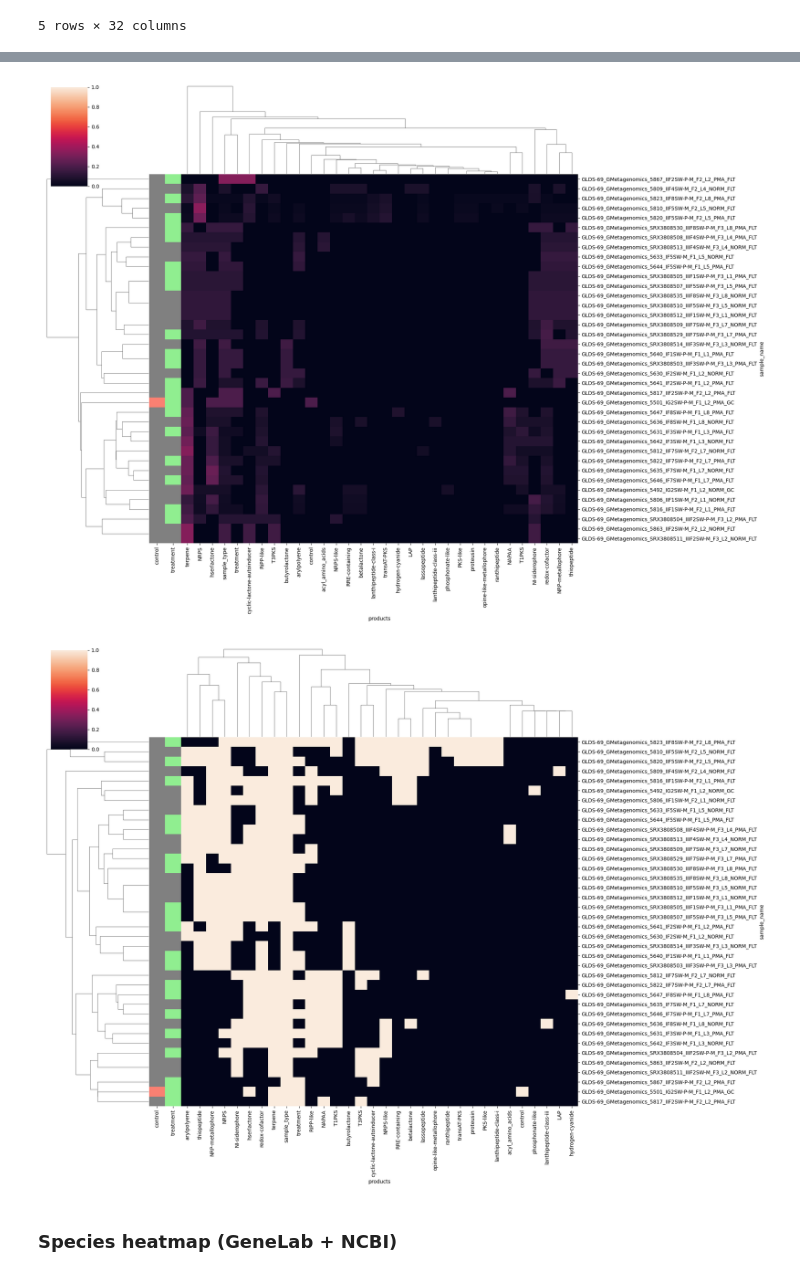
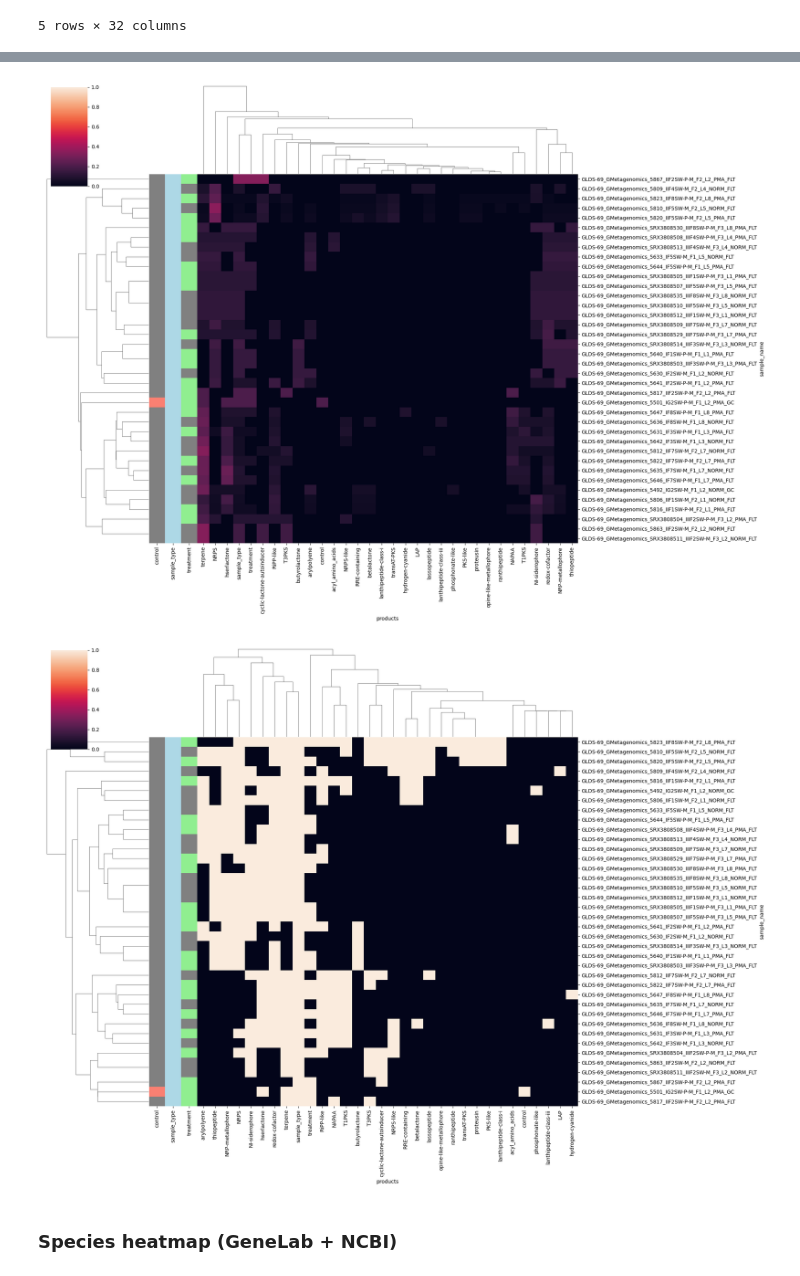
Before and after one commit to giovannellilab/esa-hackathon, a Jupyter notebook: notebooks/antiSMASH.ipynb, the cells around one changed output, grey strips where cells are left out. Saved outputs shown, nothing was run; the diff lists cells and outputs as text; code cells hidden in the pictures.

```diff
--- a/notebooks/antiSMASH.ipynb
+++ b/notebooks/antiSMASH.ipynb
@@ -384,13 +328,13 @@ fig.savefig(
 # %%
 # See https://stackoverflow.com/a/18594595
-sample_df_row_norm_genelab = sample_df_genelab.div(
-    sample_df_genelab.sum(axis=1),
+heat_df_prods_row_norm_genelab = heat_df_prods.div(
+    heat_df_prods.sum(axis=1),
     axis=0
 )
 
 fig = sns.clustermap(
-    data=sample_df_row_norm_genelab,
-    row_colors=row_colors_genelab,
+    data=heat_df_prods_row_norm_genelab,
+    row_colors=row_colors_prods,
     figsize=(20, 15),
     vmin=0.0,
     vmax=1.0
@@ -400,19 +344,19 @@ fig.savefig(
     dpi=500
 )
 # %% [output]
-[figure, old version]
+[figure, new version]
 # %%
 fig = sns.clustermap(
-    data=sample_df_genelab.astype(bool).astype(int),
-    row_colors=row_colors_genelab,
+    data=heat_df_prods.astype(bool).astype(int),
+    row_colors=row_colors_prods,
     figsize=(20, 15)
 )
 fig.savefig(
     fname="../figures/antismash-heatmap-binary-genelab.svg",
     dpi=500
 )
 # %% [output]
-[figure, old version]
+[figure, new version]
 # %% [markdown]
 ### Species heatmap (GeneLab + NCBI)
 # %%
```
Also changed, not shown: parts of 3 cells of this notebook.
